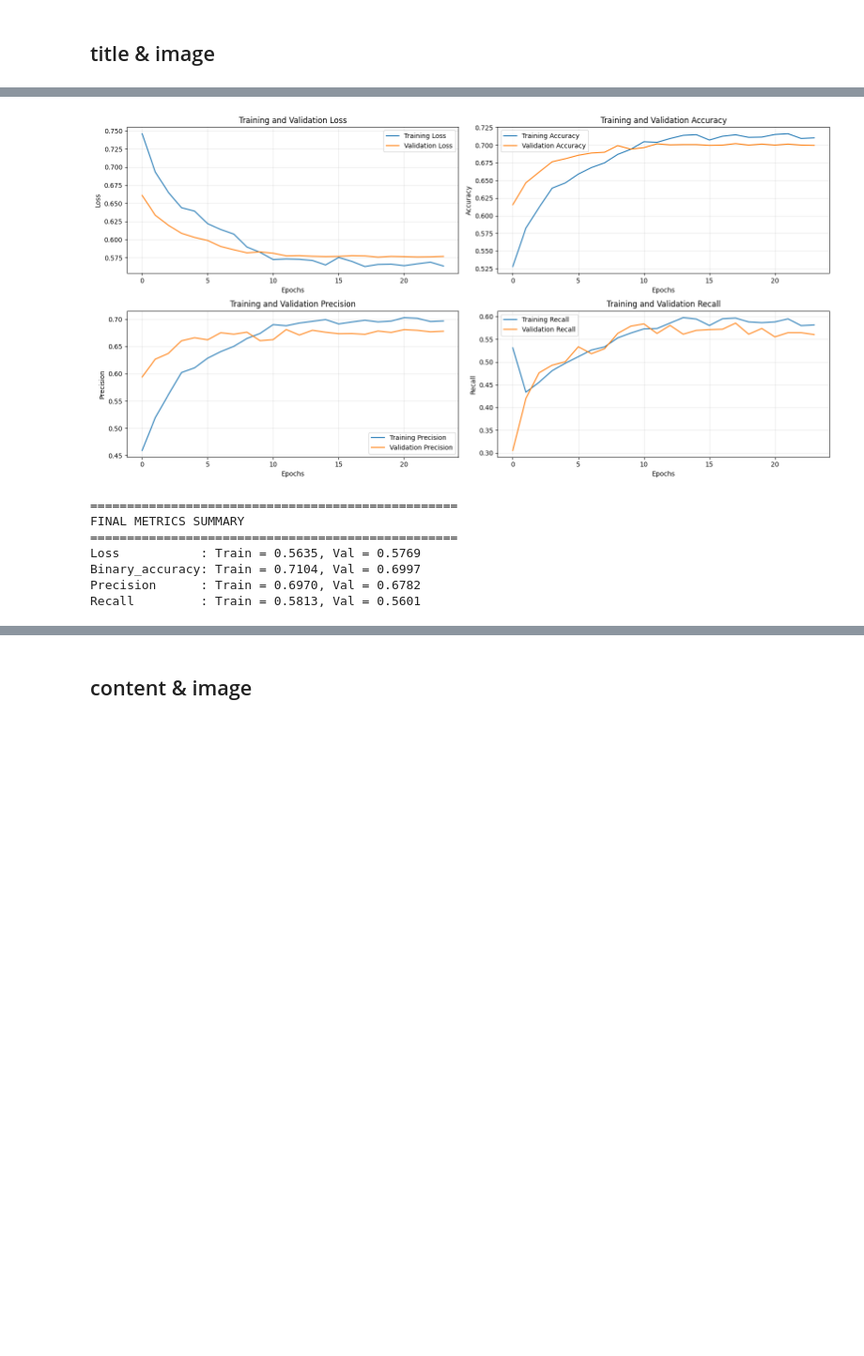
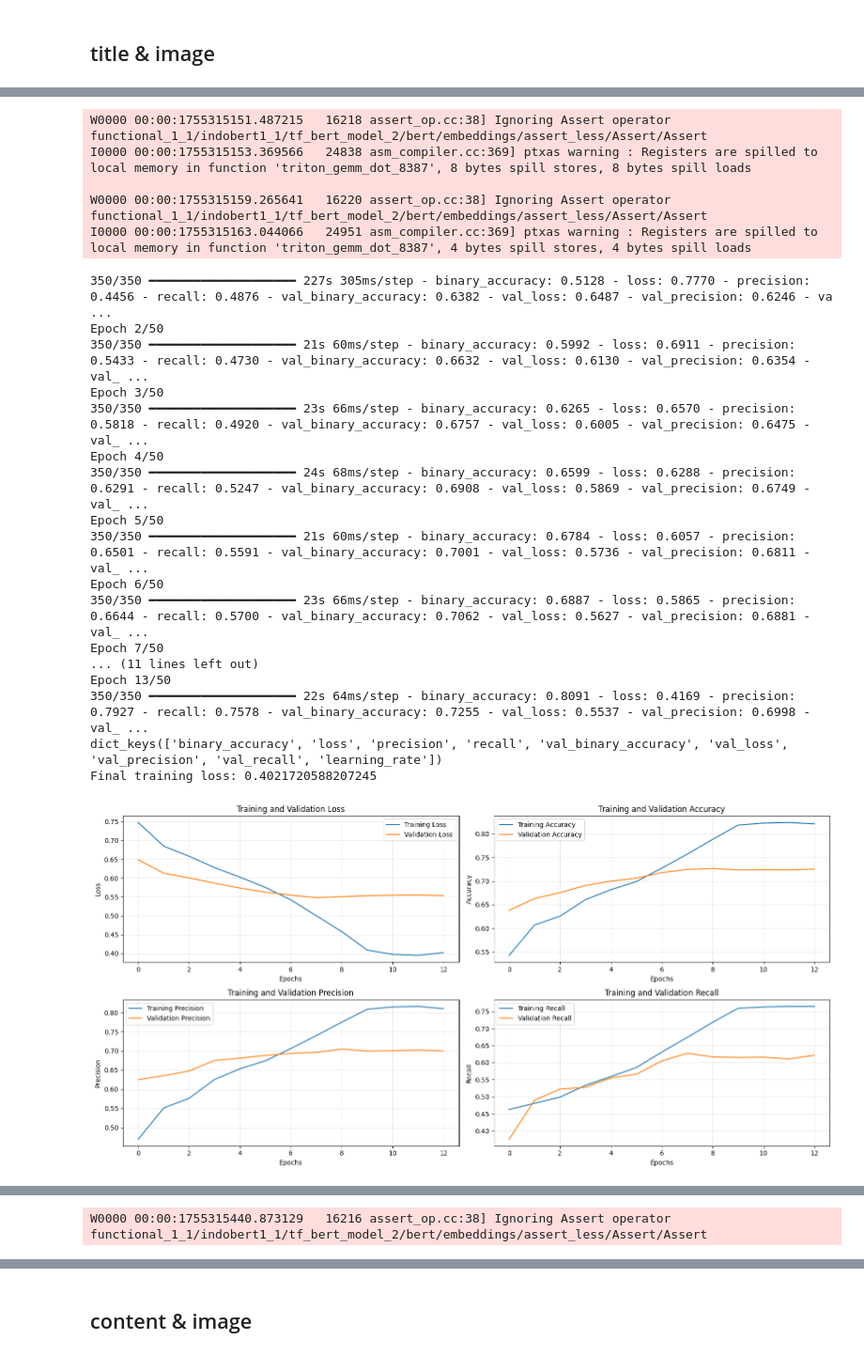
Before and after one commit to Sadrian69/Skripsi, a Jupyter notebook: tests.ipynb, the cells around one changed output, grey strips where cells are left out. Shown at 94% size. Drawn from its saved outputs; the diff is of its cells as text; code cells hidden in the pictures; blank space fills up the shorter version.

```diff
--- a/tests.ipynb
+++ b/tests.ipynb
@@ -67,6 +70,7 @@ class BertEmbeddingLayer(tf.keras.layers.Layer):
 
     def build(self, input_shape):
         self.bert = TFAutoModel.from_pretrained(self.model_name)
+        self.bert.trainable = True
         self.embedding_size = self.bert.config.hidden_size
         super(BertEmbeddingLayer, self).build(input_shape)
 
@@ -77,8 +81,16 @@ class BertEmbeddingLayer(tf.keras.layers.Layer):
 
     def get_config(self):
         config = super(BertEmbeddingLayer, self).get_config()
-        config.update({"model_name": self.model_name})
+        config.update({
+            "model_name": self.model_name
+        })
         return config
+
+    @classmethod
+    def from_config(cls, config):
+        clean_config = {k: v for k, v in config.items()
+                      if k in ['model_name', 'name', 'trainable', 'dtype']}
+        return cls(**clean_config)
 # %% [markdown]
 # Model stuff
 # %% [markdown]
@@ -325,19 +362,20 @@ Recall         : Train = 0.7280, Val = 0.6644
 ## title & image
 # %%
 def makemodel(output_bias=None):
+    # Text using IndoBertp1
     ids1 = tf.keras.layers.Input(shape=(32,), dtype=tf.int32, name="title")
     att1 = tf.keras.layers.Input(shape=(32,), dtype=tf.int32, name="titlemask")
+    # ids2 = tf.keras.layers.Input(shape=(128,), dtype=tf.int32, name="content")
+    # att2 = tf.keras.layers.Input(shape=(128,), dtype=tf.int32, name="contentmask")
 
     indobert1 = BertEmbeddingLayer(model_name="indobenchmark/indobert-base-p1", name="indobert1")
+    # indobert2 = BertEmbeddingLayer(model_name="indobenchmark/indobert-base-p1", name="indobert2")
 
     title = indobert1([ids1, att1])
+    # content = indobert2([ids2, att2])
 
+    # Image using EfficientNetV2s
     img1 = tf.keras.layers.Input(shape=(224,224,3), dtype=tf.uint8, name="image")
-
-    img_aug = tf.keras.layers.RandomRotation(0.2)(img1)
-    img_aug = tf.keras.layers.RandomTranslation(0.1, 0.1)(img_aug)
-    img_aug = tf.keras.layers.RandomFlip('horizontal')(img_aug)
-    img_aug = tf.keras.layers.RandomContrast(0.2)(img_aug)
 
     effi = EfficientNetV2B0(
         include_top = False,
@@ -345,9 +383,10 @@ def makemodel(output_bias=None):
         input_shape = (224,224,3),
         pooling = 'max'
     )
-    image = effi(img_aug)
+    image = effi(img1)
 
     fin = tf.keras.layers.concatenate([title, image])
+    # fin = tf.keras.layers.concatenate([title, content, image])
     fin = tf.keras.layers.BatchNormalization()(fin)
 
     fin = tf.keras.layers.Dense(512, activation=None)(fin)
@@ -370,6 +409,7 @@ def makemodel(output_bias=None):
     fin = tf.keras.layers.Dense(1, activation='sigmoid')(fin)
 
     final = tf.keras.Model(inputs=[ids1, att1, img1], outputs=fin)
+    # final = tf.keras.Model(inputs=[ids1, att1, ids2, att2, img1], outputs=fin)
 
     for layer in final.layers:
       layer.trainable = True
@@ -478,4 +518,13 @@ for metric in metrics_to_show:
             print(f", Val = {val_val:.4f}")
         else:
             print()
+
+
+y_pred = titleImage.predict(dataVal)
+y_pred_binary = (y_pred > 0.5).astype(int)
+from sklearn.metrics import classification_report
+y_val = np.concatenate([y for _, y in dataVal.as_numpy_iterator()])
+print(classification_report(y_val, y_pred_binary,
+                           target_names=['Class_0', 'Class_1'],
+                           digits = 4))
 # %% [output]
@@ -504,8 +536,23 @@ Final training loss: 0.5635126829147339
+W0000 00:00:1755315151.487215   16218 assert_op.cc:38] Ignoring Assert operator functional_1_1/indobert1_1/tf_bert_model_2/bert/embeddings/assert_less/Assert/Assert
+I0000 00:00:1755315153.369566   24838 asm_compiler.cc:369] ptxas warning : Registers are spilled to local memory in function 'triton_gemm_dot_8387', 8 bytes spill stores, 8 bytes spill loads
+
+W0000 00:00:1755315159.265641   16220 assert_op.cc:38] Ignoring Assert operator functional_1_1/indobert1_1/tf_bert_model_2/bert/embeddings/assert_less/Assert/Assert
+I0000 00:00:1755315163.044066   24951 asm_compiler.cc:369] ptxas warning : Registers are spilled to local memory in function 'triton_gemm_dot_8387', 4 bytes spill stores, 4 bytes spill loads
+350/350 ━━━━━━━━━━━━━━━━━━━━ 227s 305ms/step - binary_accuracy: 0.5128 - loss: 0.7770 - precision: 0.4456 - recall: 0.4876 - val_binary_accuracy: 0.6382 - val_loss: 0.6487 - val_precision: 0.6246 - va ...
+Epoch 2/50
+350/350 ━━━━━━━━━━━━━━━━━━━━ 21s 60ms/step - binary_accuracy: 0.5992 - loss: 0.6911 - precision: 0.5433 - recall: 0.4730 - val_binary_accuracy: 0.6632 - val_loss: 0.6130 - val_precision: 0.6354 - val_ ...
+Epoch 3/50
+350/350 ━━━━━━━━━━━━━━━━━━━━ 23s 66ms/step - binary_accuracy: 0.6265 - loss: 0.6570 - precision: 0.5818 - recall: 0.4920 - val_binary_accuracy: 0.6757 - val_loss: 0.6005 - val_precision: 0.6475 - val_ ...
+Epoch 4/50
+350/350 ━━━━━━━━━━━━━━━━━━━━ 24s 68ms/step - binary_accuracy: 0.6599 - loss: 0.6288 - precision: 0.6291 - recall: 0.5247 - val_binary_accuracy: 0.6908 - val_loss: 0.5869 - val_precision: 0.6749 - val_ ...
+Epoch 5/50
+350/350 ━━━━━━━━━━━━━━━━━━━━ 21s 60ms/step - binary_accuracy: 0.6784 - loss: 0.6057 - precision: 0.6501 - recall: 0.5591 - val_binary_accuracy: 0.7001 - val_loss: 0.5736 - val_precision: 0.6811 - val_ ...
+Epoch 6/50
+350/350 ━━━━━━━━━━━━━━━━━━━━ 23s 66ms/step - binary_accuracy: 0.6887 - loss: 0.5865 - precision: 0.6644 - recall: 0.5700 - val_binary_accuracy: 0.7062 - val_loss: 0.5627 - val_precision: 0.6881 - val_ ...
+Epoch 7/50
+... (11 lines left out)
+Epoch 13/50
+350/350 ━━━━━━━━━━━━━━━━━━━━ 22s 64ms/step - binary_accuracy: 0.8091 - loss: 0.4169 - precision: 0.7927 - recall: 0.7578 - val_binary_accuracy: 0.7255 - val_loss: 0.5537 - val_precision: 0.6998 - val_ ...
+dict_keys(['binary_accuracy', 'loss', 'precision', 'recall', 'val_binary_accuracy', 'val_loss', 'val_precision', 'val_recall', 'learning_rate'])
+Final training loss: 0.4021720588207245
-[figure, old version]
+[figure, new version]
-==================================================
-FINAL METRICS SUMMARY
-==================================================
-Loss           : Train = 0.5635, Val = 0.5769
-Binary_accuracy: Train = 0.7104, Val = 0.6997
-Precision      : Train = 0.6970, Val = 0.6782
-Recall         : Train = 0.5813, Val = 0.5601
@@ -511,0 +566 @@ Recall         : Train = 0.5813, Val = 0.5601
+W0000 00:00:1755315440.873129   16216 assert_op.cc:38] Ignoring Assert operator functional_1_1/indobert1_1/tf_bert_model_2/bert/embeddings/assert_less/Assert/Assert
```
Also changed, not shown: parts of 12 cells of this notebook, 13 other files.
